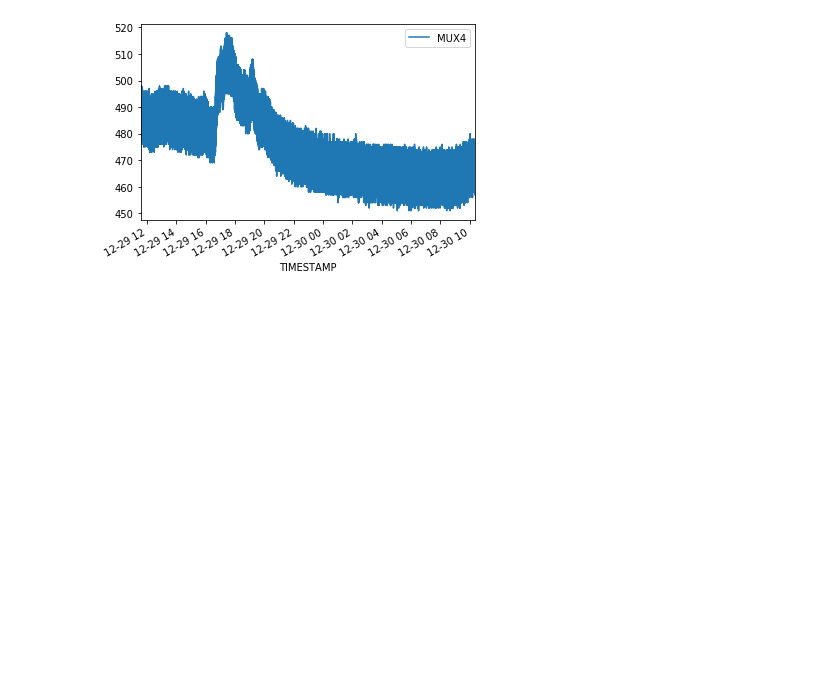
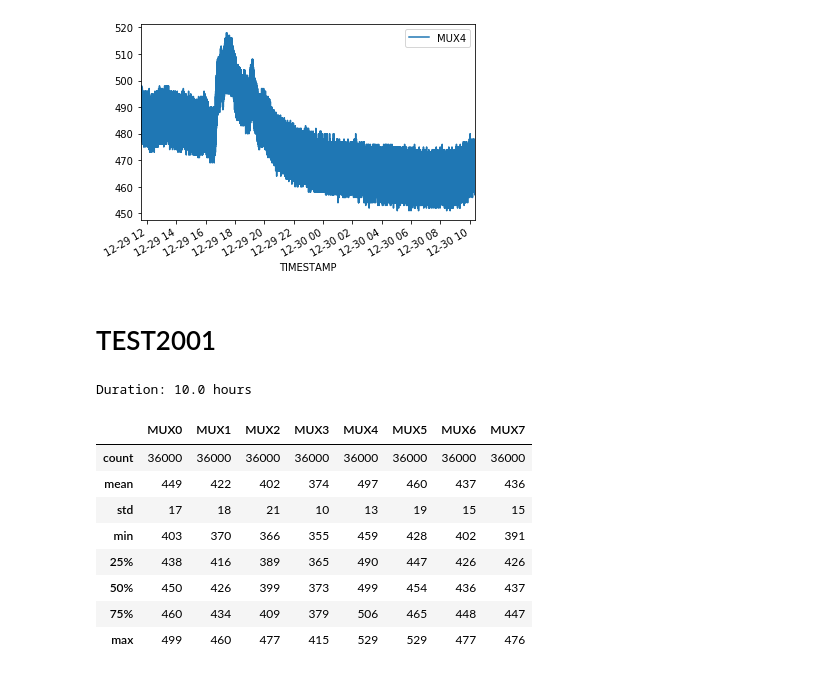
Before and after one commit to mygs/babilonia, a Jupyter notebook: research/mux-capacitive/moisture.ipynb, the cells around one changed output. Saved outputs shown, nothing was run; the diff lists cells and outputs as text; code cells hidden in the pictures; blank space fills up the shorter version.

```diff
--- a/research/mux-capacitive/moisture.ipynb
+++ b/research/mux-capacitive/moisture.ipynb
@@ -337,3 +337,22 @@ df2000.plot(x='TIMESTAMP', y='MUX4')
 # %% [output]
 <matplotlib.axes._subplots.AxesSubplot at 0x...>
 [figure]
+# %% [markdown]
+# TEST2001
+# %%
+df2001 = pd.read_csv("test2001.csv")
+print("Duration:", df2001.shape[0]/(60*60), "hours")
+# %% [output]
+Duration: 10.0 hours
+# %%
+df2001[['MUX0','MUX1','MUX2','MUX3','MUX4','MUX5','MUX6','MUX7']].describe()
+# %% [output]
+|  | MUX0 | MUX1 | MUX2 | MUX3 | MUX4 | MUX5 | MUX6 | MUX7 |
+| count | 36000 | 36000 | 36000 | 36000 | 36000 | 36000 | 36000 | 36000 |
+| mean | 449 | 422 | 402 | 374 | 497 | 460 | 437 | 436 |
+| std | 17 | 18 | 21 | 10 | 13 | 19 | 15 | 15 |
+| min | 403 | 370 | 366 | 355 | 459 | 428 | 402 | 391 |
+| 25% | 438 | 416 | 389 | 365 | 490 | 447 | 426 | 426 |
+| 50% | 450 | 426 | 399 | 373 | 499 | 454 | 436 | 437 |
+| 75% | 460 | 434 | 409 | 379 | 506 | 465 | 448 | 447 |
+| max | 499 | 460 | 477 | 415 | 529 | 529 | 477 | 476 |
```
Also changed, not shown: parts of 12 cells of this notebook, 2 other files.
